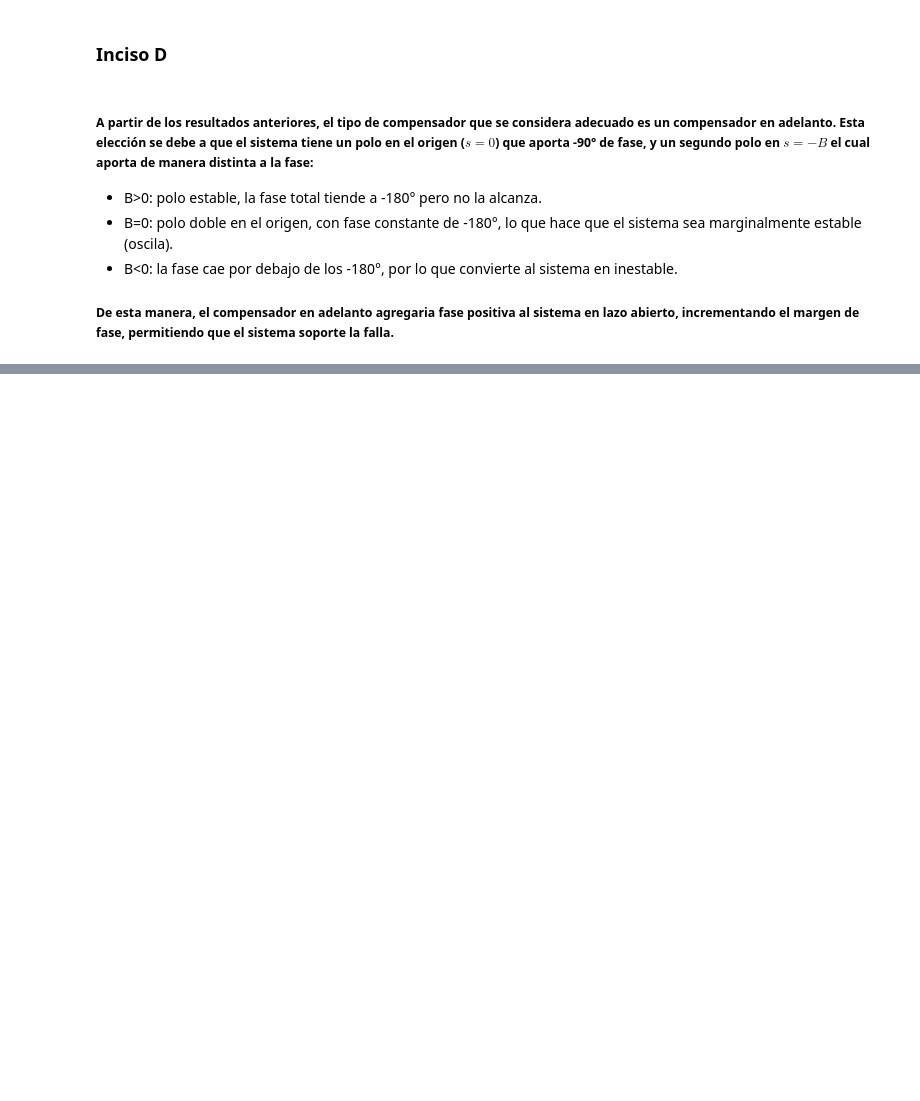
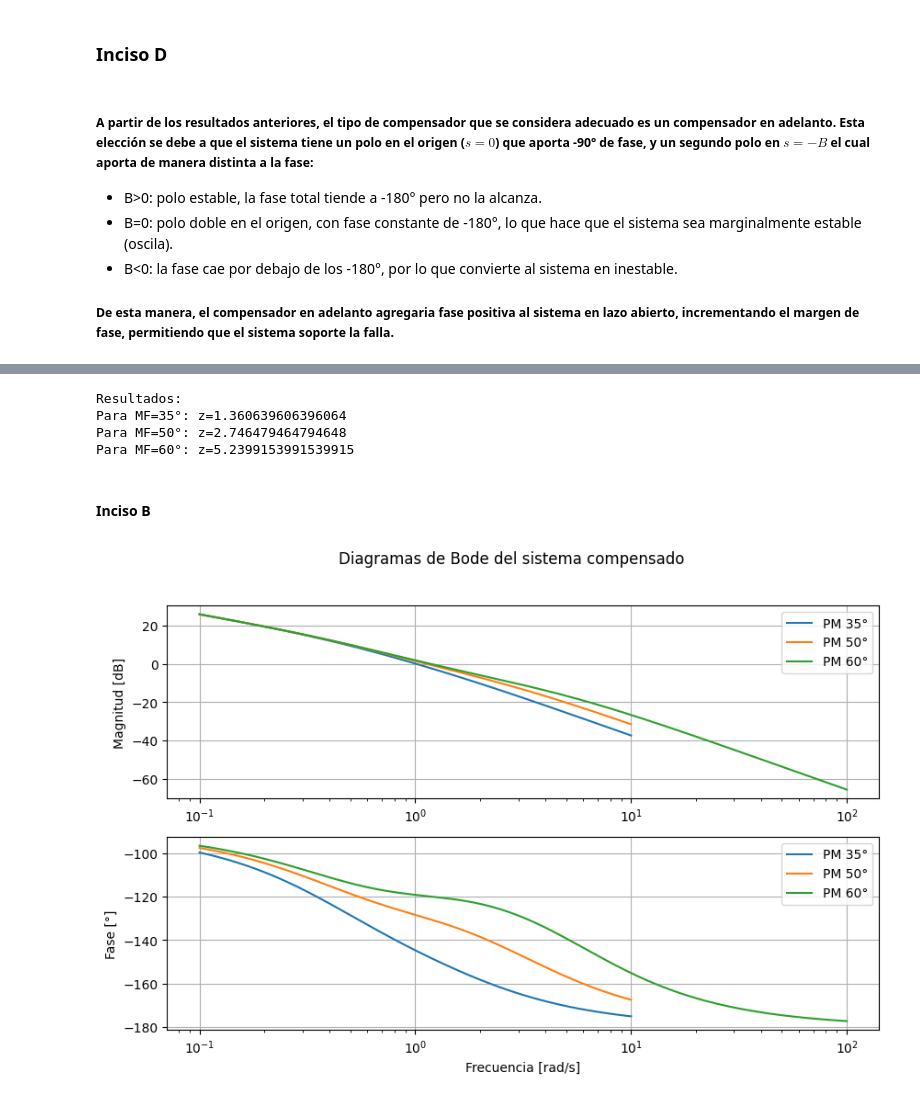
Before and after one commit to Zoevelazquez0430/TP1-SistemasDeControl, a Jupyter notebook: Punto2.ipynb, the cells around one changed output, grey strips where cells are left out. Drawn from its saved outputs; the diff is of its cells as text; code cells hidden in the pictures; blank space fills up the shorter version.

```diff
--- a/Punto2.ipynb
+++ b/Punto2.ipynb
@@ -116,0 +124,59 @@ Ignoring fixed x limits to fulfill fixed data aspect with adjustable data limits
+# %%
+z_values = np.linspace(1.1, 50, 100000)
+objetivos = [35, 50, 60]
+z_encontrados = [None, None, None]
+
+for z in z_values:
+    C = compensador(z)
+    L = C * G_B05
+    _, pm, _, _ = ctrl.margin(L)
+
+    for i, objetivo in enumerate(objetivos):
+        if z_encontrados[i] is None and pm >= objetivo:
+            z_encontrados[i] = z
+
+    if all(v is not None for v in z_encontrados):
+        break
+
+print('Resultados:')
+for objetivo, z in zip(objetivos, z_encontrados):
+    print(f'Para MF={objetivo}°: z={z}')
+# %% [output]
+Resultados:
+Para MF=35°: z=1.360639606396064
+Para MF=50°: z=2.746479464794648
+Para MF=60°: z=5.2399153991539915
+# %% [markdown]
+#### Inciso B
+# %%
+plt.figure(figsize=(10, 6))
+
+labels = ['35°', '50°', '60°']
+
+for z, label in zip(z_encontrados, labels):
+    C = compensador(z)
+    L = C * G_B05
+
+    mag, phase, omega = ctrl.frequency_response(L)
+
+    plt.subplot(2, 1, 1)
+    plt.semilogx(omega, 20*np.log10(mag), label=f'PM {label}')
+    plt.ylabel('Magnitud [dB]')
+    plt.grid(True)
+
+    plt.subplot(2, 1, 2)
+    plt.semilogx(omega, phase * 180/np.pi, label=f'PM {label}')
+    plt.ylabel('Fase [°]')
+    plt.xlabel('Frecuencia [rad/s]')
+    plt.grid(True)
+
+plt.subplot(2, 1, 1)
+plt.legend()
+
+plt.subplot(2, 1, 2)
+plt.legend()
+
+plt.suptitle('Diagramas de Bode del sistema compensado')
+plt.show()
+# %% [output]
+[figure, added]
```
Also changed, not shown: parts of 10 cells of this notebook.
